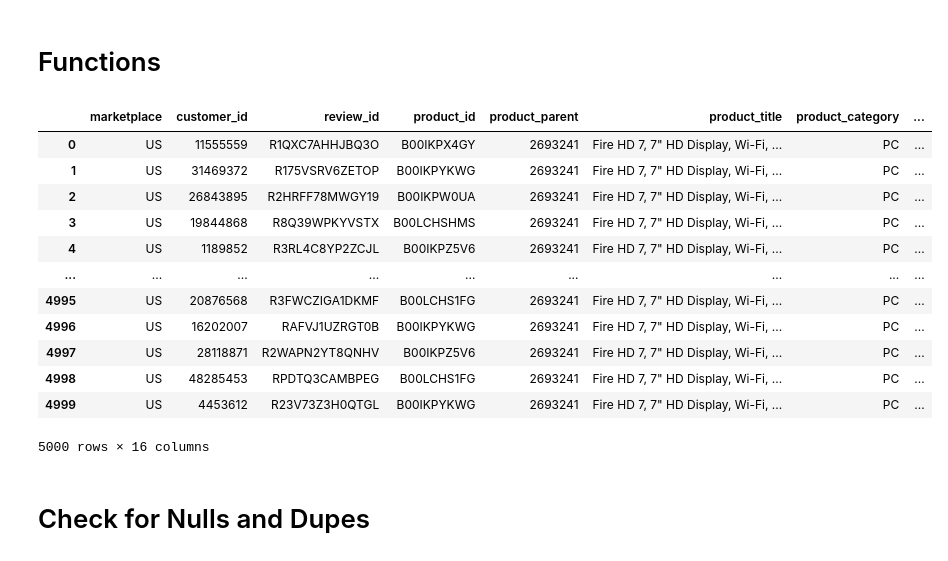
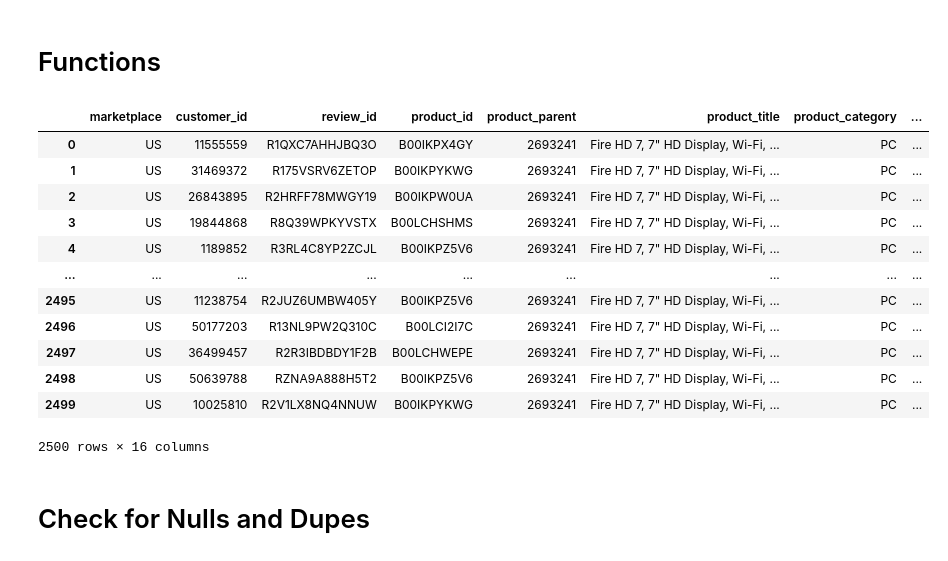
Before and after one commit to MaukanMir/Amaon-Product-Sentioment-Analysis, a Jupyter notebook: training.ipynb, the cells around one changed output. Saved outputs shown, nothing was run; the diff lists cells and outputs as text; code cells hidden in the pictures.

```diff
--- a/training.ipynb
+++ b/training.ipynb
@@ -196,22 +201,22 @@ def grid_search_selected_models(param_grid:dict,names:list, models:list, X:pd.Da
 # %%
 PATH = "/Users/maukanmir/Downloads/amazon.csv"
 # %%
-eda_df = pd.read_csv(PATH, nrows=5000)
+eda_df = pd.read_csv(PATH, nrows=2500)
 eda_df
 # %% [output]
 |  | marketplace | customer_id | review_id | product_id | product_parent | product_title | product_category | ... |
 | 0 | US | 11555559 | R1QXC7AHHJBQ3O | B00IKPX4GY | 2693241 | Fire HD 7, 7" HD Display, Wi-Fi, ... | PC | ... |
 | 1 | US | 31469372 | R175VSRV6ZETOP | B00IKPYKWG | 2693241 | Fire HD 7, 7" HD Display, Wi-Fi, ... | PC | ... |
 | 2 | US | 26843895 | R2HRFF78MWGY19 | B00IKPW0UA | 2693241 | Fire HD 7, 7" HD Display, Wi-Fi, ... | PC | ... |
 | 3 | US | 19844868 | R8Q39WPKYVSTX | B00LCHSHMS | 2693241 | Fire HD 7, 7" HD Display, Wi-Fi, ... | PC | ... |
 | 4 | US | 1189852 | R3RL4C8YP2ZCJL | B00IKPZ5V6 | 2693241 | Fire HD 7, 7" HD Display, Wi-Fi, ... | PC | ... |
 | ... | ... | ... | ... | ... | ... | ... | ... | ... |
-| 4995 | US | 20876568 | R3FWCZIGA1DKMF | B00LCHS1FG | 2693241 | Fire HD 7, 7" HD Display, Wi-Fi, ... | PC | ... |
-| 4996 | US | 16202007 | RAFVJ1UZRGT0B | B00IKPYKWG | 2693241 | Fire HD 7, 7" HD Display, Wi-Fi, ... | PC | ... |
-| 4997 | US | 28118871 | R2WAPN2YT8QNHV | B00IKPZ5V6 | 2693241 | Fire HD 7, 7" HD Display, Wi-Fi, ... | PC | ... |
-| 4998 | US | 48285453 | RPDTQ3CAMBPEG | B00LCHS1FG | 2693241 | Fire HD 7, 7" HD Display, Wi-Fi, ... | PC | ... |
-| 4999 | US | 4453612 | R23V73Z3H0QTGL | B00IKPYKWG | 2693241 | Fire HD 7, 7" HD Display, Wi-Fi, ... | PC | ... |
+| 2495 | US | 11238754 | R2JUZ6UMBW405Y | B00IKPZ5V6 | 2693241 | Fire HD 7, 7" HD Display, Wi-Fi, ... | PC | ... |
+| 2496 | US | 50177203 | R13NL9PW2Q310C | B00LCI2I7C | 2693241 | Fire HD 7, 7" HD Display, Wi-Fi, ... | PC | ... |
+| 2497 | US | 36499457 | R2R3IBDBDY1F2B | B00LCHWEPE | 2693241 | Fire HD 7, 7" HD Display, Wi-Fi, ... | PC | ... |
+| 2498 | US | 50639788 | RZNA9A888H5T2 | B00IKPZ5V6 | 2693241 | Fire HD 7, 7" HD Display, Wi-Fi, ... | PC | ... |
+| 2499 | US | 10025810 | R2V1LX8NQ4NNUW | B00IKPYKWG | 2693241 | Fire HD 7, 7" HD Display, Wi-Fi, ... | PC | ... |
-5000 rows × 16 columns
+2500 rows × 16 columns
 # %% [markdown]
 # Check for Nulls and Dupes
 # %%
```
Also changed, not shown: parts of 12 cells of this notebook.
